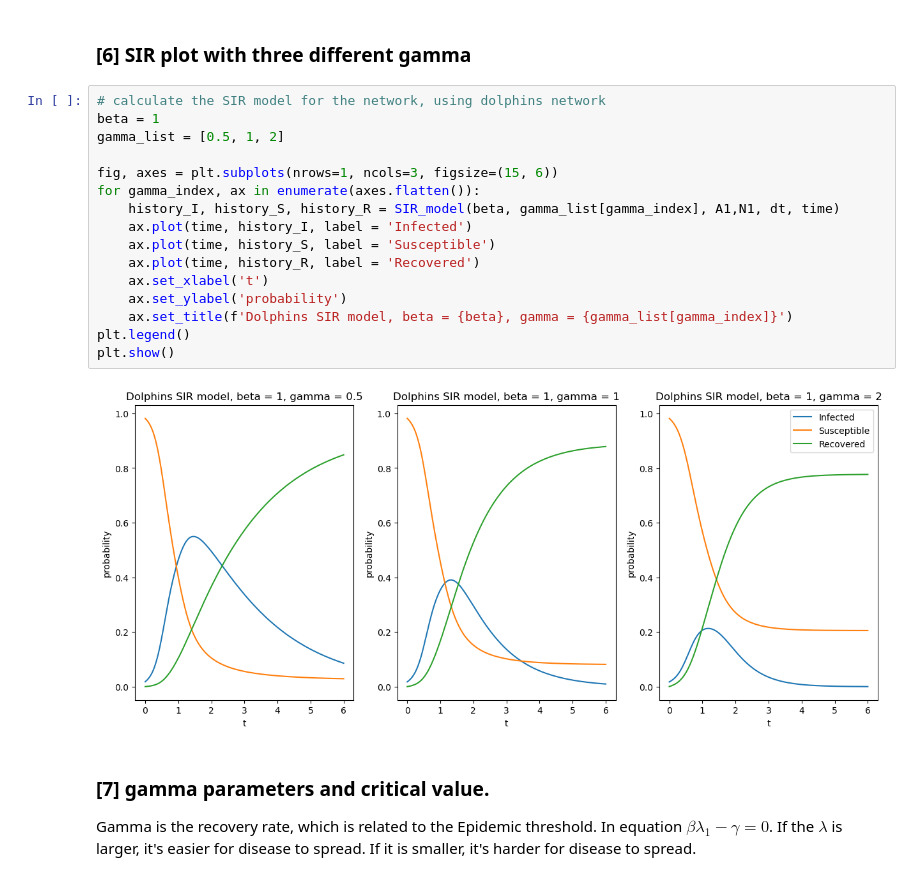
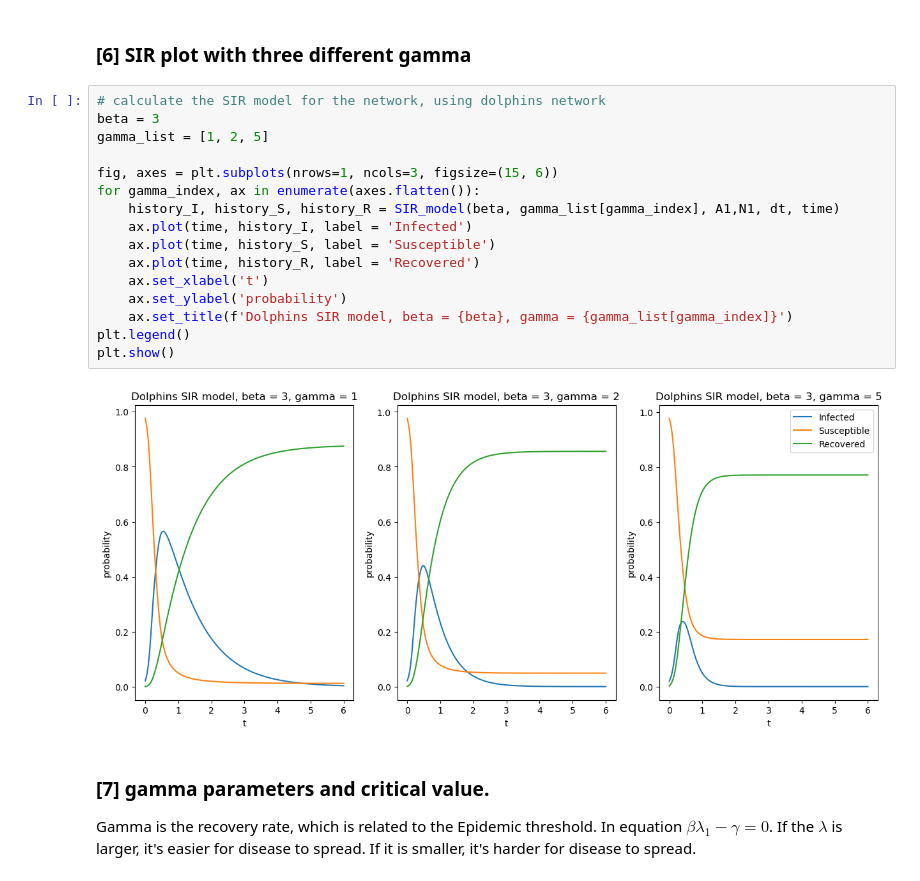
Before and after one commit to yilewang/dynamical_net_sys_class, a Jupyter notebook: lab6/lab6_yxw190015.ipynb, the cells around one changed output. Cells and saved outputs as stored; diff of their text form.

```diff
--- a/lab6/lab6_yxw190015.ipynb
+++ b/lab6/lab6_yxw190015.ipynb
@@ -288,22 +289,22 @@ for A, N, name in zip(A_list, N_list, name_list):
 ### [6] SIR plot with three different gamma
 # %%
 # calculate the SIR model for the network, using dolphins network
-beta = 1
-gamma_list = [0.5, 1, 2]
+beta = 3
+gamma_list = [1, 2, 5]
 
 fig, axes = plt.subplots(nrows=1, ncols=3, figsize=(15, 6))
 for gamma_index, ax in enumerate(axes.flatten()):
     history_I, history_S, history_R = SIR_model(beta, gamma_list[gamma_index], A1,N1, dt, time)
     ax.plot(time, history_I, label = 'Infected')
     ax.plot(time, history_S, label = 'Susceptible')
     ax.plot(time, history_R, label = 'Recovered')
     ax.set_xlabel('t')
     ax.set_ylabel('probability')
     ax.set_title(f'Dolphins SIR model, beta = {beta}, gamma = {gamma_list[gamma_index]}')
 plt.legend()
 plt.show()
 # %% [output]
-[figure, old version]
+[figure, new version]
 # %% [markdown]
 ### [7] gamma parameters and critical value.
 
```
Also changed, not shown: parts of 6 cells of this notebook.
